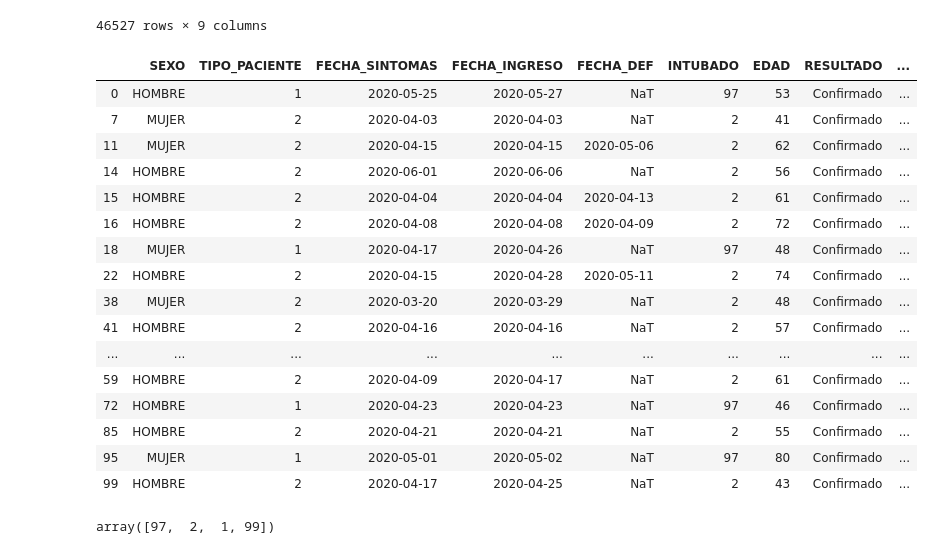
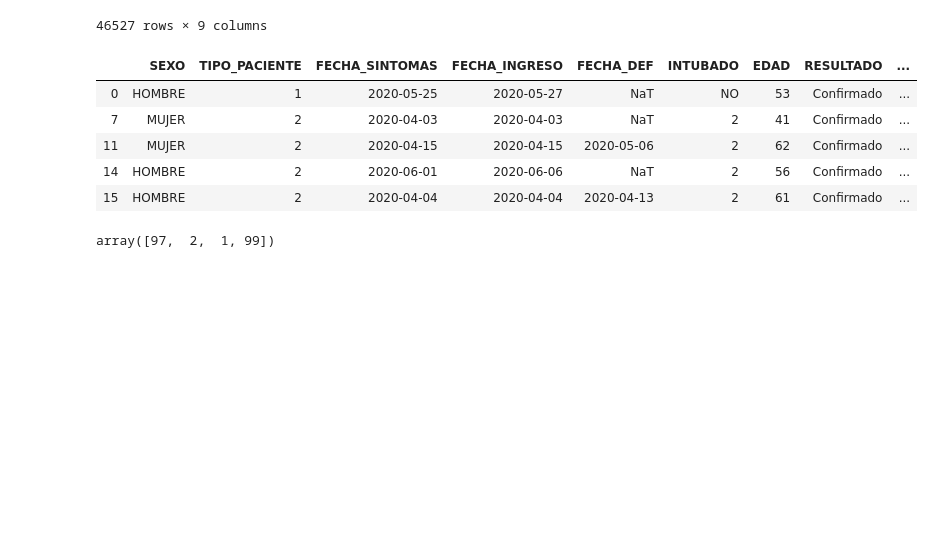
Before and after one commit to artthuro6/Covid-19, a Jupyter notebook: Diabetes covid.ipynb, the cells around one changed output. Cells and saved outputs as stored; diff of their text form; code cells hidden in the pictures; blank space fills up the shorter version.

```diff
--- a/Diabetes covid.ipynb
+++ b/Diabetes covid.ipynb
@@ -160,25 +160,14 @@ data["FECHA_SINTOMAS"] = pd.to_datetime(data.FECHA_SINTOMAS)
 data["FECHA_INGRESO"] = pd.to_datetime(data.FECHA_INGRESO)
 data["FECHA_DEF"] = pd.to_datetime(data.FECHA_DEF)
 # %%
-data.head(20)
+data.head()
 # %% [output]
 |  | SEXO | TIPO_PACIENTE | FECHA_SINTOMAS | FECHA_INGRESO | FECHA_DEF | INTUBADO | EDAD | RESULTADO | ... |
-| 0 | HOMBRE | 1 | 2020-05-25 | 2020-05-27 | NaT | 97 | 53 | Confirmado | ... |
+| 0 | HOMBRE | 1 | 2020-05-25 | 2020-05-27 | NaT | NO | 53 | Confirmado | ... |
 | 7 | MUJER | 2 | 2020-04-03 | 2020-04-03 | NaT | 2 | 41 | Confirmado | ... |
 | 11 | MUJER | 2 | 2020-04-15 | 2020-04-15 | 2020-05-06 | 2 | 62 | Confirmado | ... |
 | 14 | HOMBRE | 2 | 2020-06-01 | 2020-06-06 | NaT | 2 | 56 | Confirmado | ... |
 | 15 | HOMBRE | 2 | 2020-04-04 | 2020-04-04 | 2020-04-13 | 2 | 61 | Confirmado | ... |
-| 16 | HOMBRE | 2 | 2020-04-08 | 2020-04-08 | 2020-04-09 | 2 | 72 | Confirmado | ... |
-| 18 | MUJER | 1 | 2020-04-17 | 2020-04-26 | NaT | 97 | 48 | Confirmado | ... |
-| 22 | HOMBRE | 2 | 2020-04-15 | 2020-04-28 | 2020-05-11 | 2 | 74 | Confirmado | ... |
-| 38 | MUJER | 2 | 2020-03-20 | 2020-03-29 | NaT | 2 | 48 | Confirmado | ... |
-| 41 | HOMBRE | 2 | 2020-04-16 | 2020-04-16 | NaT | 2 | 57 | Confirmado | ... |
-| ... | ... | ... | ... | ... | ... | ... | ... | ... | ... |
-| 59 | HOMBRE | 2 | 2020-04-09 | 2020-04-17 | NaT | 2 | 61 | Confirmado | ... |
-| 72 | HOMBRE | 1 | 2020-04-23 | 2020-04-23 | NaT | 97 | 46 | Confirmado | ... |
-| 85 | HOMBRE | 2 | 2020-04-21 | 2020-04-21 | NaT | 2 | 55 | Confirmado | ... |
-| 95 | MUJER | 1 | 2020-05-01 | 2020-05-02 | NaT | 97 | 80 | Confirmado | ... |
-| 99 | HOMBRE | 2 | 2020-04-17 | 2020-04-25 | NaT | 2 | 43 | Confirmado | ... |
 # %%
 data["INTUBADO"].unique()
 # %% [output]
```
Also changed, not shown: parts of 7 cells of this notebook.
